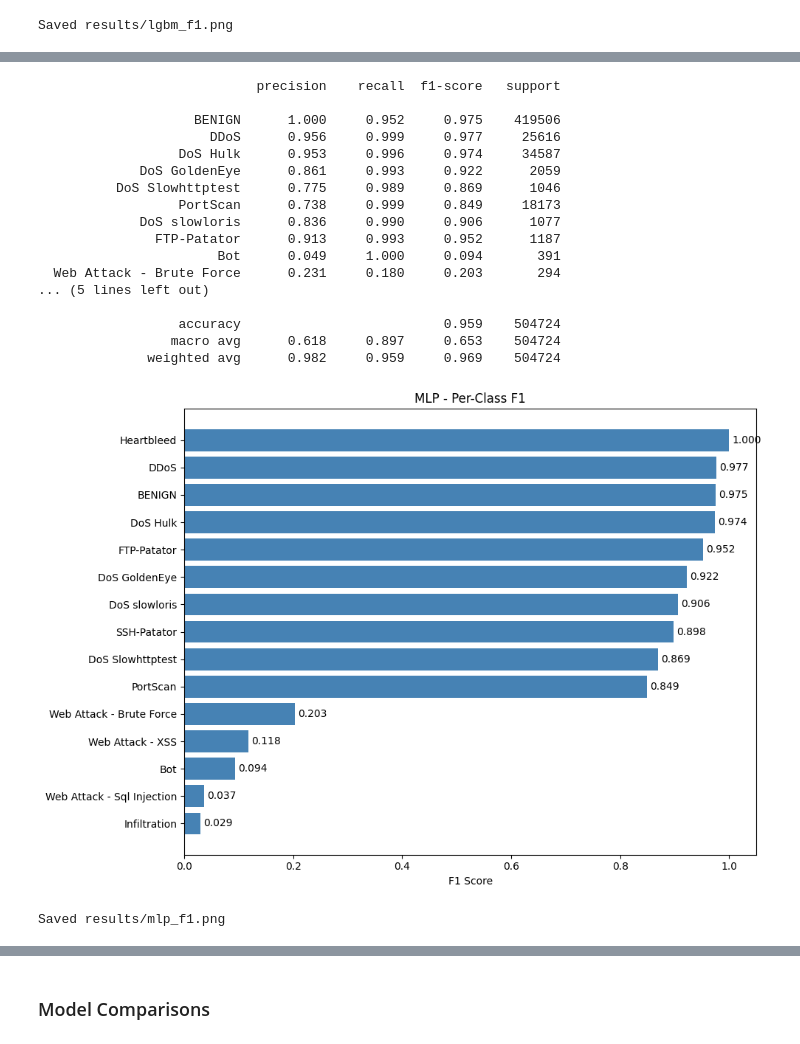
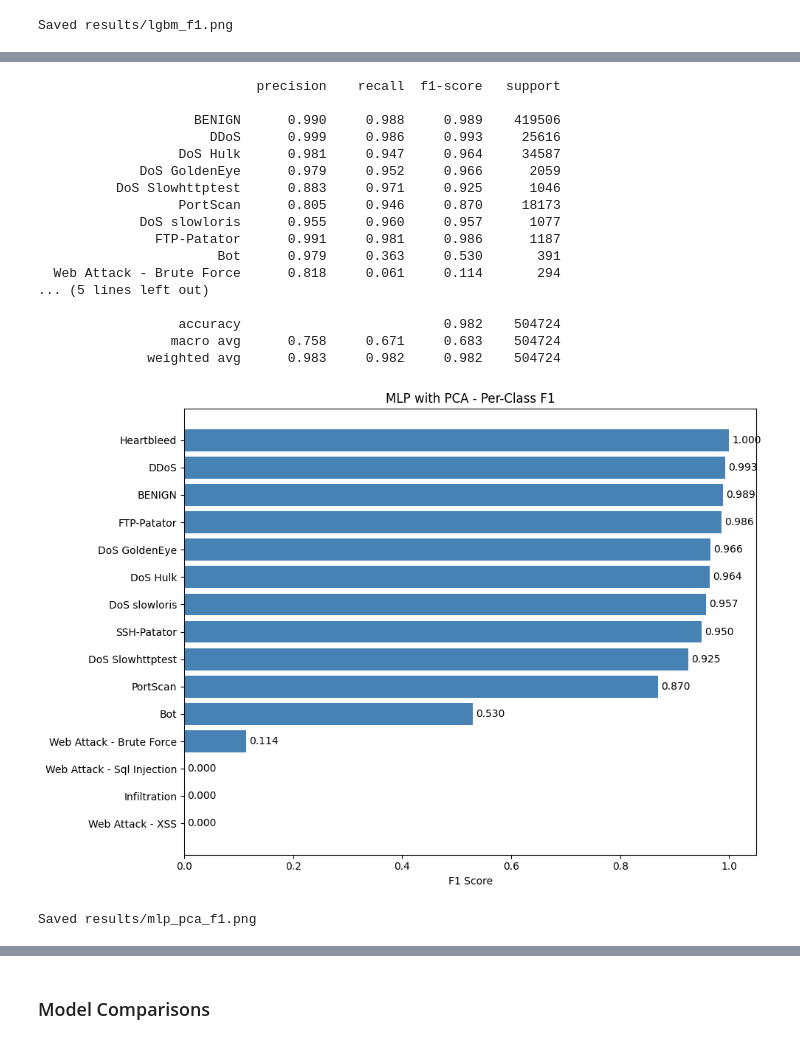
Before and after one commit to levipare/cs3540-final, a Jupyter notebook: results.ipynb, the cells around one changed output, grey strips where cells are left out. Drawn from its saved outputs; the diff is of its cells as text; code cells hidden in the pictures.

```diff
--- a/results.ipynb
+++ b/results.ipynb
@@ -312,9 +342,9 @@ Saved results/lgbm_f1.png
 from src.models.mlp import train_mlp_classifier, predict_labels as mlp_predict
 
 mlp_artifacts = train_mlp_classifier(
-	X_resampled,
-	y_resampled,
-	X_valid=X_val,
+	X_fit_pca,
+	y_fit,
+	X_valid=X_val_pca,
 	y_valid=y_val,
 	epochs=30,
 	batch_size=256,
@@ -368,43 +398,43 @@ Epoch 20/30
 MLP training complete.
 # %%
 # mlp evaluation
-mlp_result = evaluate_model_predictions("MLP", y_test, mlp_predict(mlp_artifacts, X_test))
-save_classification_report(mlp_result, RESULTS / "mlp_report.txt")
+mlp_result = evaluate_model_predictions("MLP with PCA", y_test, mlp_predict(mlp_artifacts, X_test_pca))
+save_classification_report(mlp_result, RESULTS / "mlp_pca_report.txt")
 
 mlp_report_dict = mlp_result.classification_report_df.fillna(0).to_dict(orient="index")
-(RESULTS / "mlp_report.json").write_text(json.dumps(mlp_report_dict))
+(RESULTS / "mlp_pca_report.json").write_text(json.dumps(mlp_report_dict))
 
 # save keras model seperately since it can't be pickled
 mlp_artifacts.model.save(RESULTS / "mlp_model.keras")
-with open(RESULTS / "mlp_scaler.pkl", "wb") as f:
+with open(RESULTS / "mlp_pca_scaler.pkl", "wb") as f:
 	pickle.dump(mlp_artifacts.scaler, f)
-with open(RESULTS / "mlp_encoder.pkl", "wb") as f:
+with open(RESULTS / "mlp_pca_encoder.pkl", "wb") as f:
 	pickle.dump(mlp_artifacts.label_encoder, f)
 
 print(mlp_result.classification_report_text)
 
 save_f1_chart(
 	mlp_report_dict,
-	title="MLP - Per-Class F1",
-	save_path=str(RESULTS / "mlp_f1.png")
+	title="MLP with PCA - Per-Class F1",
+	save_path=str(RESULTS / "mlp_pca_f1.png")
 )
 # %% [output]
                             precision    recall  f1-score   support
 
-                    BENIGN      1.000     0.952     0.975    419506
-                      DDoS      0.956     0.999     0.977     25616
-                  DoS Hulk      0.953     0.996     0.974     34587
-             DoS GoldenEye      0.861     0.993     0.922      2059
-          DoS Slowhttptest      0.775     0.989     0.869      1046
-                  PortScan      0.738     0.999     0.849     18173
-             DoS slowloris      0.836     0.990     0.906      1077
-               FTP-Patator      0.913     0.993     0.952      1187
-                       Bot      0.049     1.000     0.094       391
-  Web Attack - Brute Force      0.231     0.180     0.203       294
+                    BENIGN      0.990     0.988     0.989    419506
+                      DDoS      0.999     0.986     0.993     25616
+                  DoS Hulk      0.981     0.947     0.964     34587
+             DoS GoldenEye      0.979     0.952     0.966      2059
+          DoS Slowhttptest      0.883     0.971     0.925      1046
+                  PortScan      0.805     0.946     0.870     18173
+             DoS slowloris      0.955     0.960     0.957      1077
+               FTP-Patator      0.991     0.981     0.986      1187
+                       Bot      0.979     0.363     0.530       391
+  Web Attack - Brute Force      0.818     0.061     0.114       294
 ... (5 lines left out)
 
-                  accuracy                          0.959    504724
-                 macro avg      0.618     0.897     0.653    504724
-              weighted avg      0.982     0.959     0.969    504724
+                  accuracy                          0.982    504724
+                 macro avg      0.758     0.671     0.683    504724
+              weighted avg      0.983     0.982     0.982    504724
-[figure, old version]
+[figure, new version]
-Saved results/mlp_f1.png
+Saved results/mlp_pca_f1.png
```
Also changed, not shown: parts of 6 cells of this notebook, 3 other files.
